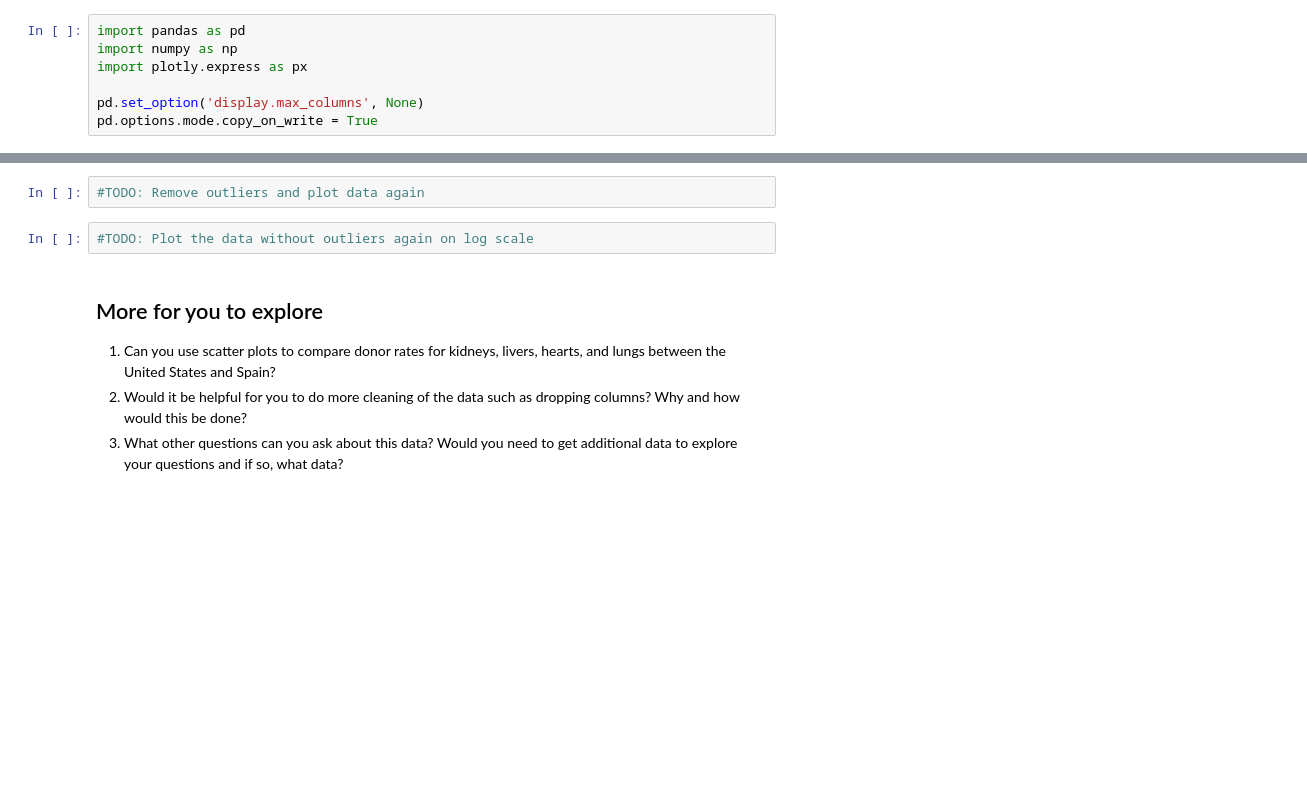
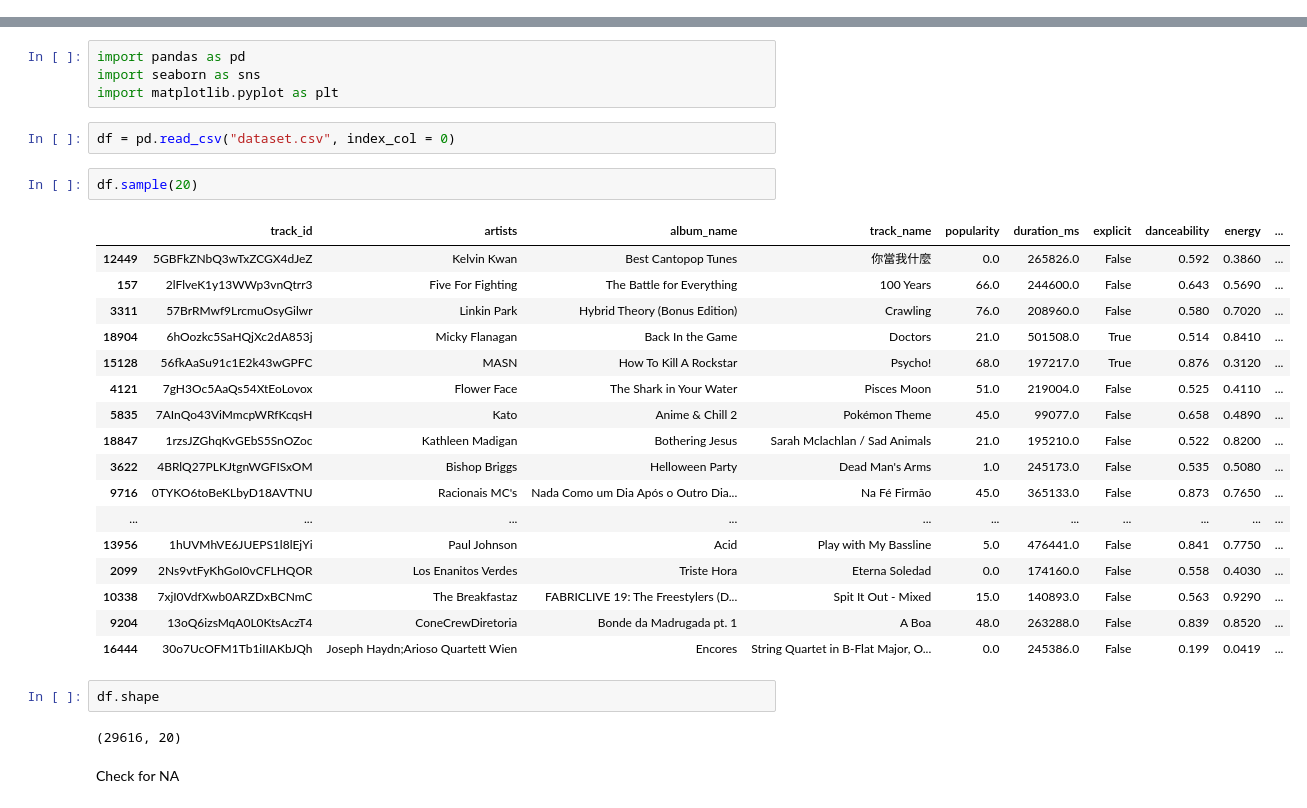
Before and after one commit to kunasing/m148-final-project, a Jupyter notebook: cleaning-eda.ipynb, the cells around one changed output, grey strips where cells are left out. Saved outputs shown, nothing was run; the diff lists cells and outputs as text; blank space fills up the shorter version.

```diff
--- a/cleaning-eda.ipynb
+++ b/cleaning-eda.ipynb
@@ -16,7 +0,0 @@ This database contains information about organ donations and transplants (a tota
-# %%
-import pandas as pd
-import numpy as np
-import plotly.express as px
-
-pd.set_option('display.max_columns', None)
-pd.options.mode.copy_on_write = True
@@ -897,9 +1,32 @@ How can we fix this plot to see if there is a relationship? Can you remove outli
-# %%
-#TODO: Remove outliers and plot data again
-# %%
-#TODO: Plot the data without outliers again on log scale
-# %% [markdown]
-## More for you to explore
-1. Can you use scatter plots to compare donor rates for kidneys, livers, hearts, and lungs between the United States and Spain?
-2. Would it be helpful for you to do more cleaning of the data such as dropping columns? Why and how would this be done?
-3. What other questions can you ask about this data? Would you need to get additional data to explore your questions and if so, what data?
+# %%
+import pandas as pd
+import seaborn as sns
+import matplotlib.pyplot as plt
+# %%
+df = pd.read_csv("dataset.csv", index_col = 0)
+# %%
+df.sample(20)
+# %% [output]
+|  | track_id | artists | album_name | track_name | popularity | duration_ms | explicit | danceability | energy | ... |
+| 12449 | 5GBFkZNbQ3wTxZCGX4dJeZ | Kelvin Kwan | Best Cantopop Tunes | 你當我什麼 | 0.0 | 265826.0 | False | 0.592 | 0.3860 | ... |
+| 157 | 2lFlveK1y13WWp3vnQtrr3 | Five For Fighting | The Battle for Everything | 100 Years | 66.0 | 244600.0 | False | 0.643 | 0.5690 | ... |
+| 3311 | 57BrRMwf9LrcmuOsyGilwr | Linkin Park | Hybrid Theory (Bonus Edition) | Crawling | 76.0 | 208960.0 | False | 0.580 | 0.7020 | ... |
+| 18904 | 6hOozkc5SaHQjXc2dA853j | Micky Flanagan | Back In the Game | Doctors | 21.0 | 501508.0 | True | 0.514 | 0.8410 | ... |
+| 15128 | 56fkAaSu91c1E2k43wGPFC | MASN | How To Kill A Rockstar | Psycho! | 68.0 | 197217.0 | True | 0.876 | 0.3120 | ... |
+| 4121 | 7gH3Oc5AaQs54XtEoLovox | Flower Face | The Shark in Your Water | Pisces Moon | 51.0 | 219004.0 | False | 0.525 | 0.4110 | ... |
+| 5835 | 7AInQo43ViMmcpWRfKcqsH | Kato | Anime & Chill 2 | Pokémon Theme | 45.0 | 99077.0 | False | 0.658 | 0.4890 | ... |
+| 18847 | 1rzsJZGhqKvGEbS5SnOZoc | Kathleen Madigan | Bothering Jesus | Sarah Mclachlan / Sad Animals | 21.0 | 195210.0 | False | 0.522 | 0.8200 | ... |
+| 3622 | 4BRlQ27PLKJtgnWGFISxOM | Bishop Briggs | Helloween Party | Dead Man's Arms | 1.0 | 245173.0 | False | 0.535 | 0.5080 | ... |
+| 9716 | 0TYKO6toBeKLbyD18AVTNU | Racionais MC's | Nada Como um Dia Após o Outro Dia... | Na Fé Firmão | 45.0 | 365133.0 | False | 0.873 | 0.7650 | ... |
+| ... | ... | ... | ... | ... | ... | ... | ... | ... | ... | ... |
+| 13956 | 1hUVMhVE6JUEPS1l8lEjYi | Paul Johnson | Acid | Play with My Bassline | 5.0 | 476441.0 | False | 0.841 | 0.7750 | ... |
+| 2099 | 2Ns9vtFyKhGoI0vCFLHQOR | Los Enanitos Verdes | Triste Hora | Eterna Soledad | 0.0 | 174160.0 | False | 0.558 | 0.4030 | ... |
+| 10338 | 7xjI0VdfXwb0ARZDxBCNmC | The Breakfastaz | FABRICLIVE 19: The Freestylers (D... | Spit It Out - Mixed | 15.0 | 140893.0 | False | 0.563 | 0.9290 | ... |
+| 9204 | 13oQ6izsMqA0L0KtsAczT4 | ConeCrewDiretoria | Bonde da Madrugada pt. 1 | A Boa | 48.0 | 263288.0 | False | 0.839 | 0.8520 | ... |
+| 16444 | 30o7UcOFM1Tb1iIIAKbJQh | Joseph Haydn;Arioso Quartett Wien | Encores | String Quartet in B-Flat Major, O... | 0.0 | 245386.0 | False | 0.199 | 0.0419 | ... |
+# %%
+df.shape
+# %% [output]
+(29616, 20)
+# %% [markdown]
+Check for NA
```
Also changed, not shown: parts of 111 cells of this notebook, 1 other file.
